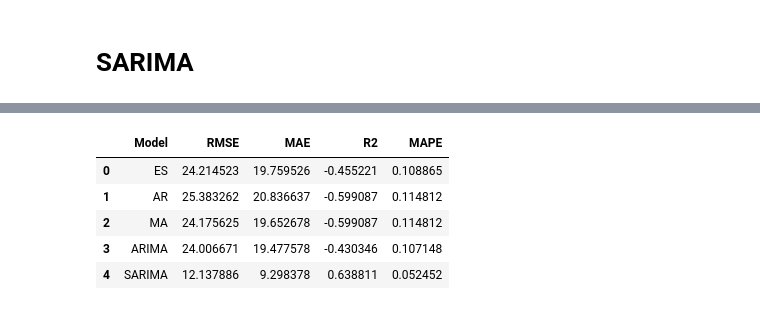
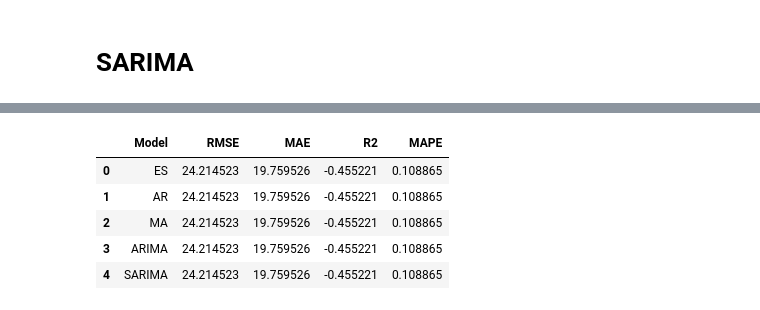
Before and after one commit to YoushaExT/time-series-forecasting, a Jupyter notebook: tsf1.ipynb, the cells around one changed output, grey strips where cells are left out. Cells and saved outputs as stored; diff of their text form; code cells hidden in the pictures.

Commit message:
inline scores

```diff
--- a/tsf1.ipynb
+++ b/tsf1.ipynb
@@ -297,7 +387,9 @@ forecast_arima_diff = model_arima.forecast(steps=len(test_diff))
 forecast_arima = forecast_arima_diff.cumsum() + train[cols[1]].iloc[-1]
 
 # Reverting differencing for in-sample forecast (train data)
-forecast_train_arima_diff = model_arima.predict(start=train_diff.index[0], end=train_diff.index[-1])
+forecast_train_arima_diff = model_arima.predict(
+    start=train_diff.index[0], end=train_diff.index[-1]
+)
 forecast_train_arima = forecast_train_arima_diff.cumsum() + train[cols[1]].iloc[0]
 
 plot_model_results(
@@ -307,7 +399,23 @@ plot_model_results(
     forecast=forecast_arima,
     forecast_train=forecast_train_arima,
     cols=cols,
-    differencing=1
+    differencing=1,
 )
+
+
+# print train and test scores
+print("Train Scores:\n")
+rmse_arima, mae_arima, r2_arima, mape_arima = evaluate_model(_train, forecast_train_es)
+print(f"RMSE: {rmse_es}")
+print(f"MAE: {mae_es}")
+print(f"R2: {r2_es}")
+print(f"MAPE: {mape_es}")
+
+print("\nTest Scores:\n")
+rmse_arima, mae_arima, r2_arima, mape_arima = evaluate_model(_test, forecast_es)
+print(f"RMSE: {rmse_es}")
+print(f"MAE: {mae_es}")
+print(f"R2: {r2_es}")
+print(f"MAPE: {mape_es}")
 # %% [output]
 [figure]
@@ -509,32 +654,20 @@ CONVERGENCE: NORM_OF_PROJECTED_GRADIENT_<=_PGTOL
 # %%
-_test = test[cols[1]][1:]
-rmse_es, mae_es, r2_es, mape_es = evaluate_model(_test, forecast_es)
-rmse_ar, mae_ar, r2_ar, mape_ar = evaluate_model(_test, forecast_ar)
-rmse_ma, mae_ma, r2_ma, mape_ma = evaluate_model(_test, forecast_ma)
-rmse_arima, mae_arima, r2_arima, mape_arima = evaluate_model(
-    _test, forecast_arima
-)
-rmse_sarima, mae_sarima, r2_sarima, mape_sarima = evaluate_model(
-    # _test, forecast_sarima
-    test[cols[1]], forecast_sarima
-)
-
 # Define the metrics for each model
 metrics = {
     "Model": ["ES", "AR", "MA", "ARIMA", "SARIMA"],
     "RMSE": [rmse_es, rmse_ar, rmse_ma, rmse_arima, rmse_sarima],
     "MAE": [mae_es, mae_ar, mae_ma, mae_arima, mae_sarima],
     "R2": [r2_es, r2_ar, r2_ar, r2_arima, r2_sarima],
     "MAPE": [mape_es, mape_ar, mape_ar, mape_arima, mape_sarima]
 }
 
 # Create DataFrame
 scores_df = pd.DataFrame(metrics)
 scores_df
 # %% [output]
 |  | Model | RMSE | MAE | R2 | MAPE |
 | 0 | ES | 24.214523 | 19.759526 | -0.455221 | 0.108865 |
-| 1 | AR | 25.383262 | 20.836637 | -0.599087 | 0.114812 |
-| 2 | MA | 24.175625 | 19.652678 | -0.599087 | 0.114812 |
-| 3 | ARIMA | 24.006671 | 19.477578 | -0.430346 | 0.107148 |
-| 4 | SARIMA | 12.137886 | 9.298378 | 0.638811 | 0.052452 |
+| 1 | AR | 24.214523 | 19.759526 | -0.455221 | 0.108865 |
+| 2 | MA | 24.214523 | 19.759526 | -0.455221 | 0.108865 |
+| 3 | ARIMA | 24.214523 | 19.759526 | -0.455221 | 0.108865 |
+| 4 | SARIMA | 24.214523 | 19.759526 | -0.455221 | 0.108865 |
```
Also changed, not shown: parts of 8 cells of this notebook.
